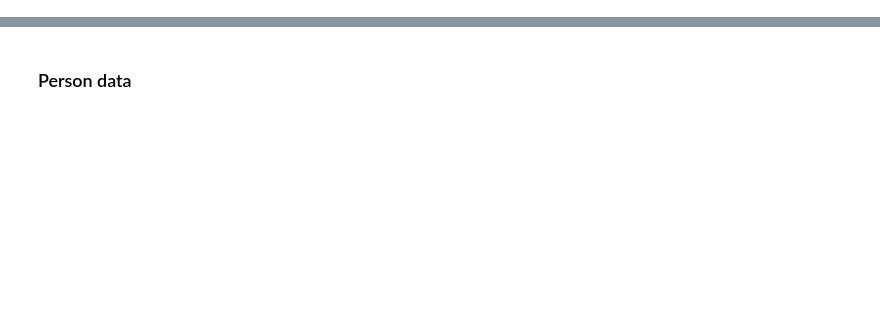
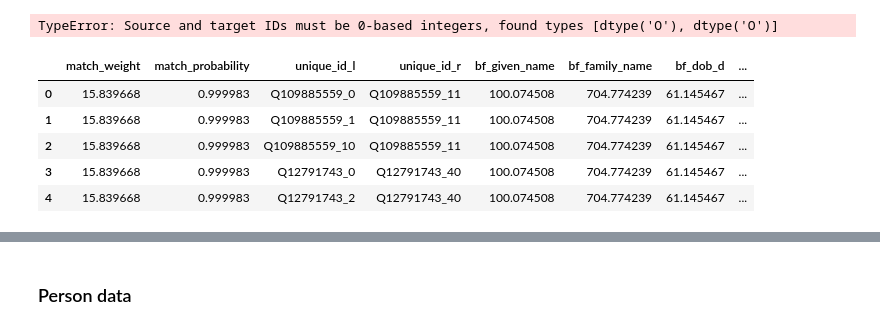
Before and after one commit to tony-stone/splink_synthetic_data, a Jupyter notebook: master_records.ipynb, the cells around one changed output, grey strips where cells are left out. Cells and saved outputs as stored; diff of their text form; code cells hidden in the pictures; blank space fills up the shorter version.

Commit message:
prepare to integrate graph measures

```diff
--- a/master_records.ipynb
+++ b/master_records.ipynb
@@ -5,0 +85,14 @@ pd.options.display.max_rows = 100
+# %%
+graphs_all = LinkageGraph(dedupe_records, prob_threshold = 0.9, min_order = 1)
+df_all = graphs_all.get_measures()
+# %% [output]
+TypeError: Source and target IDs must be 0-based integers, found types [dtype('O'), dtype('O')]
+# %%
+dedupe_records.head(5)
+# %% [output]
+|  | match_weight | match_probability | unique_id_l | unique_id_r | bf_given_name | bf_family_name | bf_dob_d | ... |
+| 0 | 15.839668 | 0.999983 | Q109885559_0 | Q109885559_11 | 100.074508 | 704.774239 | 61.145467 | ... |
+| 1 | 15.839668 | 0.999983 | Q109885559_1 | Q109885559_11 | 100.074508 | 704.774239 | 61.145467 | ... |
+| 2 | 15.839668 | 0.999983 | Q109885559_10 | Q109885559_11 | 100.074508 | 704.774239 | 61.145467 | ... |
+| 3 | 15.839668 | 0.999983 | Q12791743_0 | Q12791743_40 | 100.074508 | 704.774239 | 61.145467 | ... |
+| 4 | 15.839668 | 0.999983 | Q12791743_2 | Q12791743_40 | 100.074508 | 704.774239 | 61.145467 | ... |
```
Also changed, not shown: parts of 33 cells of this notebook, 3 other files.
